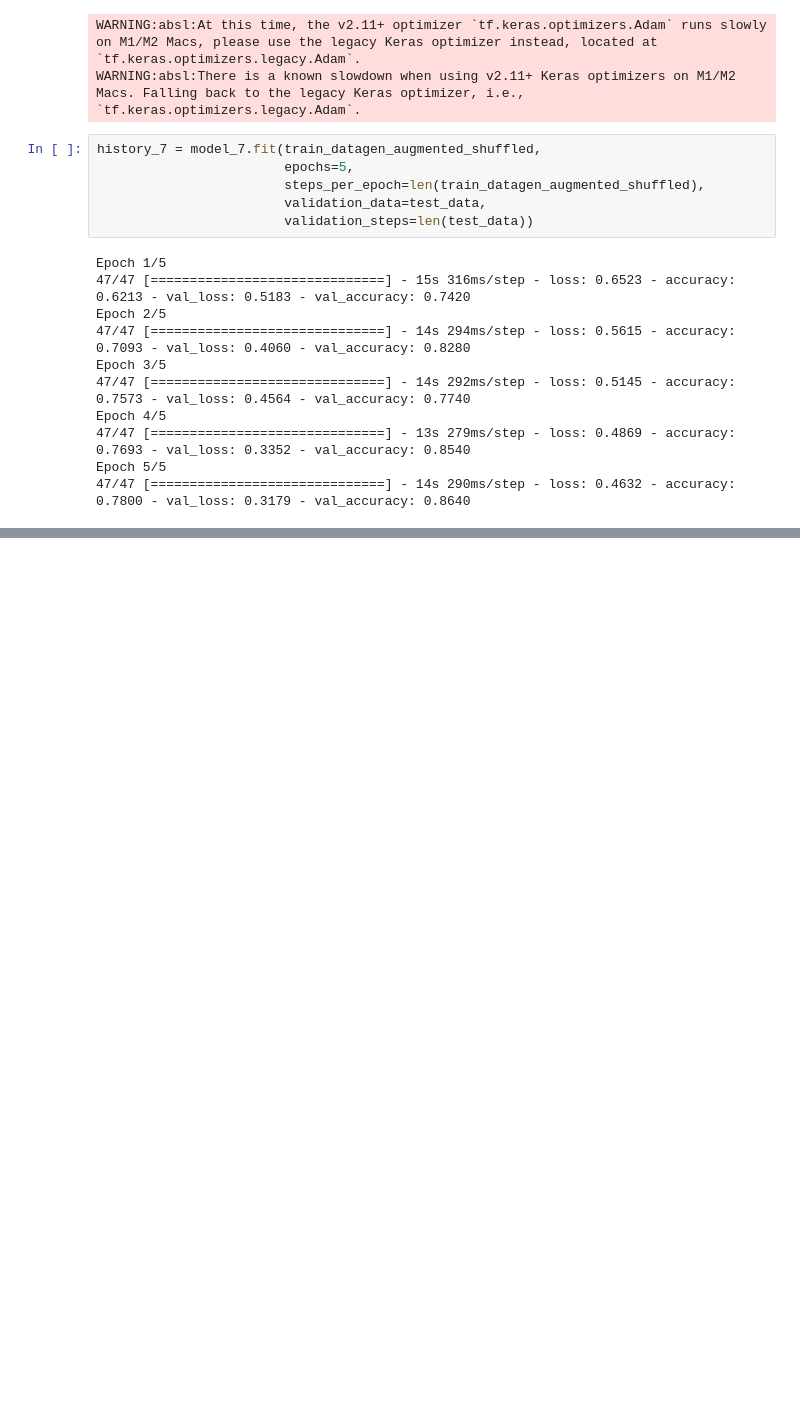
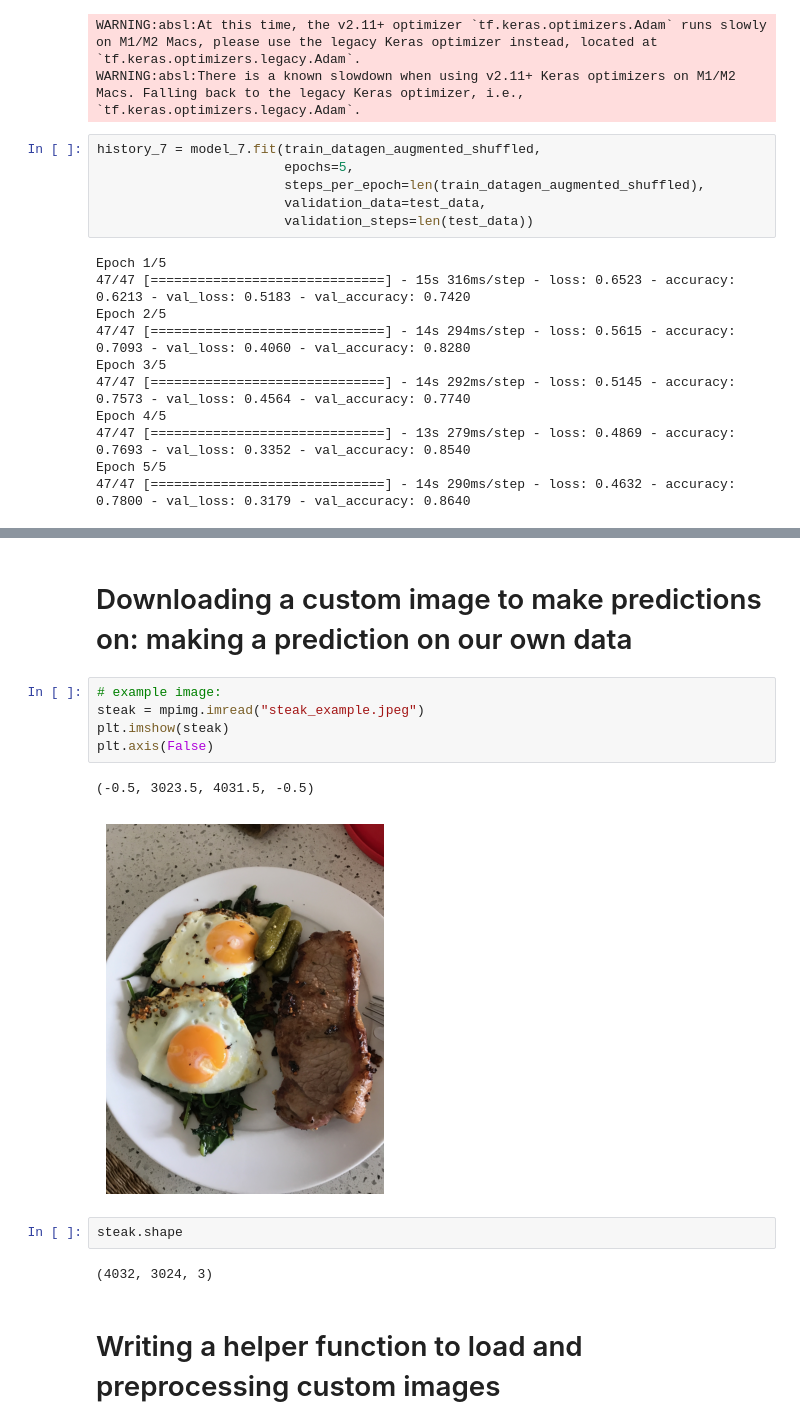
Before and after one commit to nripstein/Learning-Tensorflow, a Jupyter notebook: computer vision & CNNs.ipynb, the cells around one changed output, grey strips where cells are left out. Drawn from its saved outputs; the diff is of its cells as text; blank space fills up the shorter version.

Commit message:
Finished binary CNN image classification

```diff
--- a/computer vision & CNNs.ipynb
+++ b/computer vision & CNNs.ipynb
@@ -590,0 +595,16 @@ print(1)
+# %% [markdown]
+# Downloading a custom image to make predictions on: making a prediction on our own data
+# %%
+# example image:
+steak = mpimg.imread("steak_example.jpeg")
+plt.imshow(steak)
+plt.axis(False)
+# %% [output]
+(-0.5, 3023.5, 4031.5, -0.5)
+[figure, added]
+# %%
+steak.shape
+# %% [output]
+(4032, 3024, 3)
+# %% [markdown]
+# Writing a helper function to load and preprocessing custom images
```
Also changed, not shown: parts of 10 cells of this notebook.
